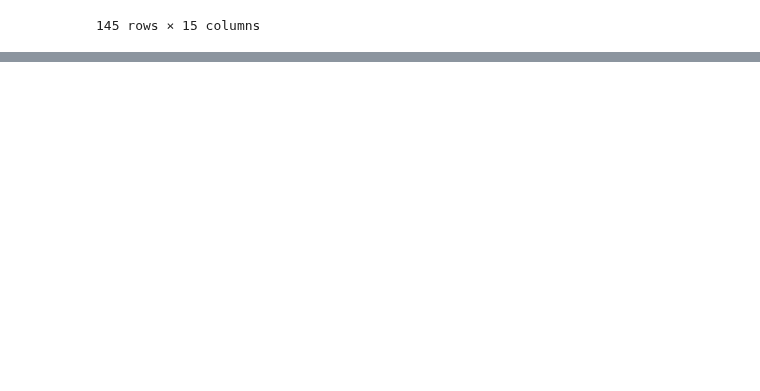
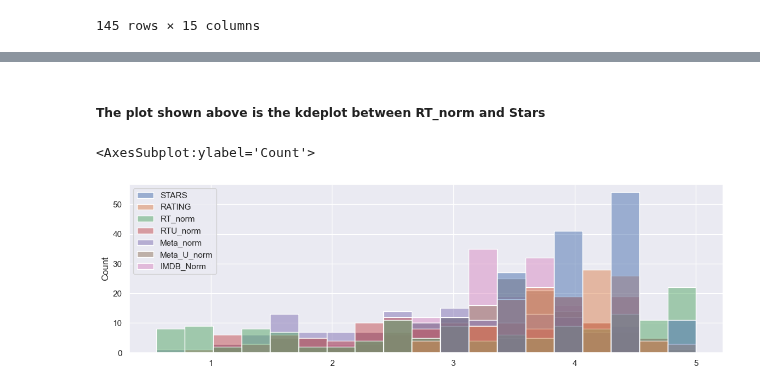
Before and after one commit to rohitcodism/ML-DS, a Jupyter notebook: Projects/Capstone-Project-1/capstone.ipynb, the cells around one changed output, grey strips where cells are left out. Drawn from its saved outputs; the diff is of its cells as text; code cells hidden in the pictures; blank space fills up the shorter version.

```diff
--- a/Projects/Capstone-Project-1/capstone.ipynb
+++ b/Projects/Capstone-Project-1/capstone.ipynb
@@ -326,0 +425,7 @@ dtype: int64
+# %% [markdown]
+##### The plot shown above is the kdeplot between RT_norm and Stars
+# %%
+sns.histplot(data=finalNorm)
+# %% [output]
+<AxesSubplot:ylabel='Count'>
+[figure, added]
```
Also changed, not shown: parts of 15 cells of this notebook.
